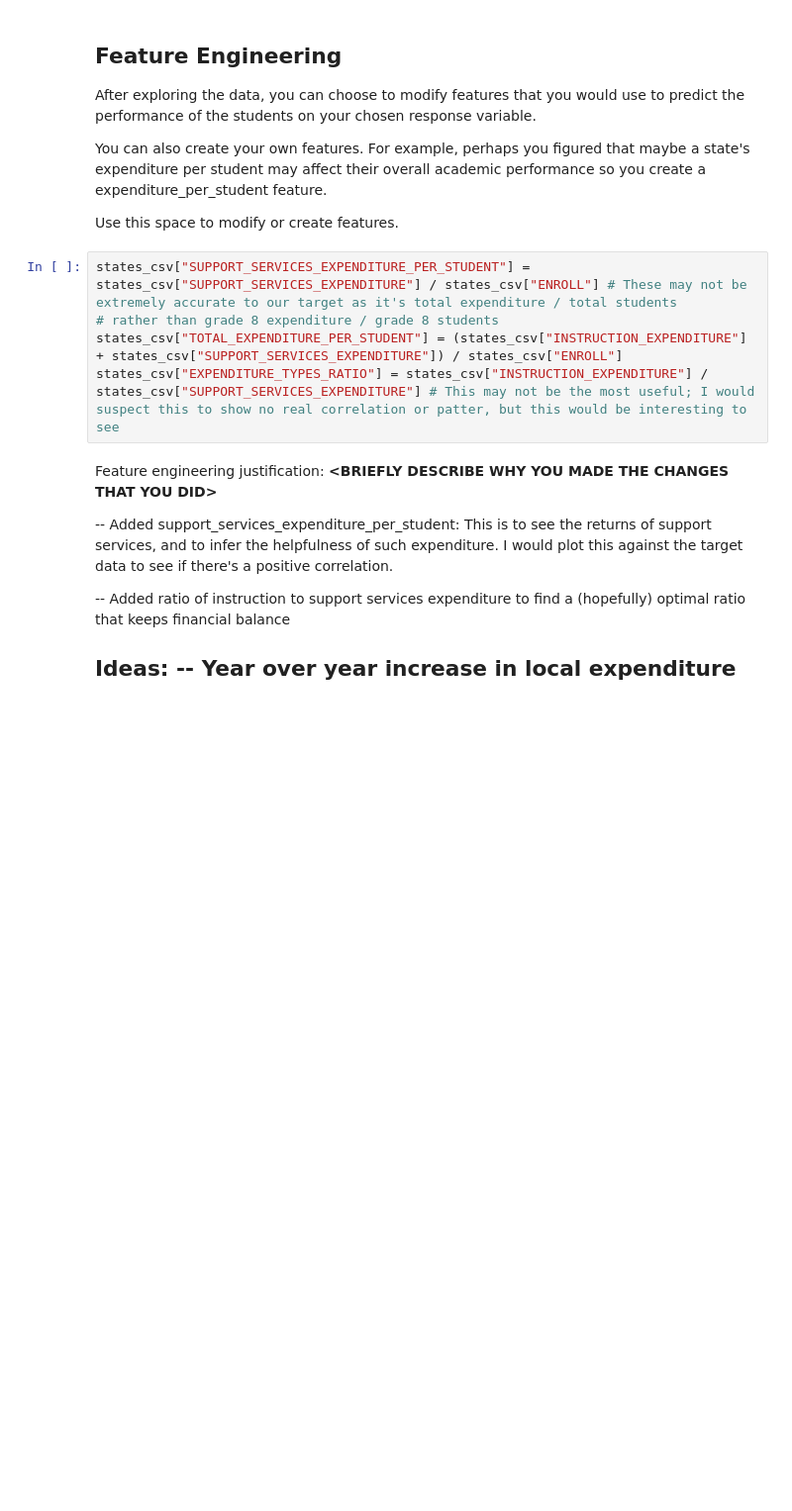
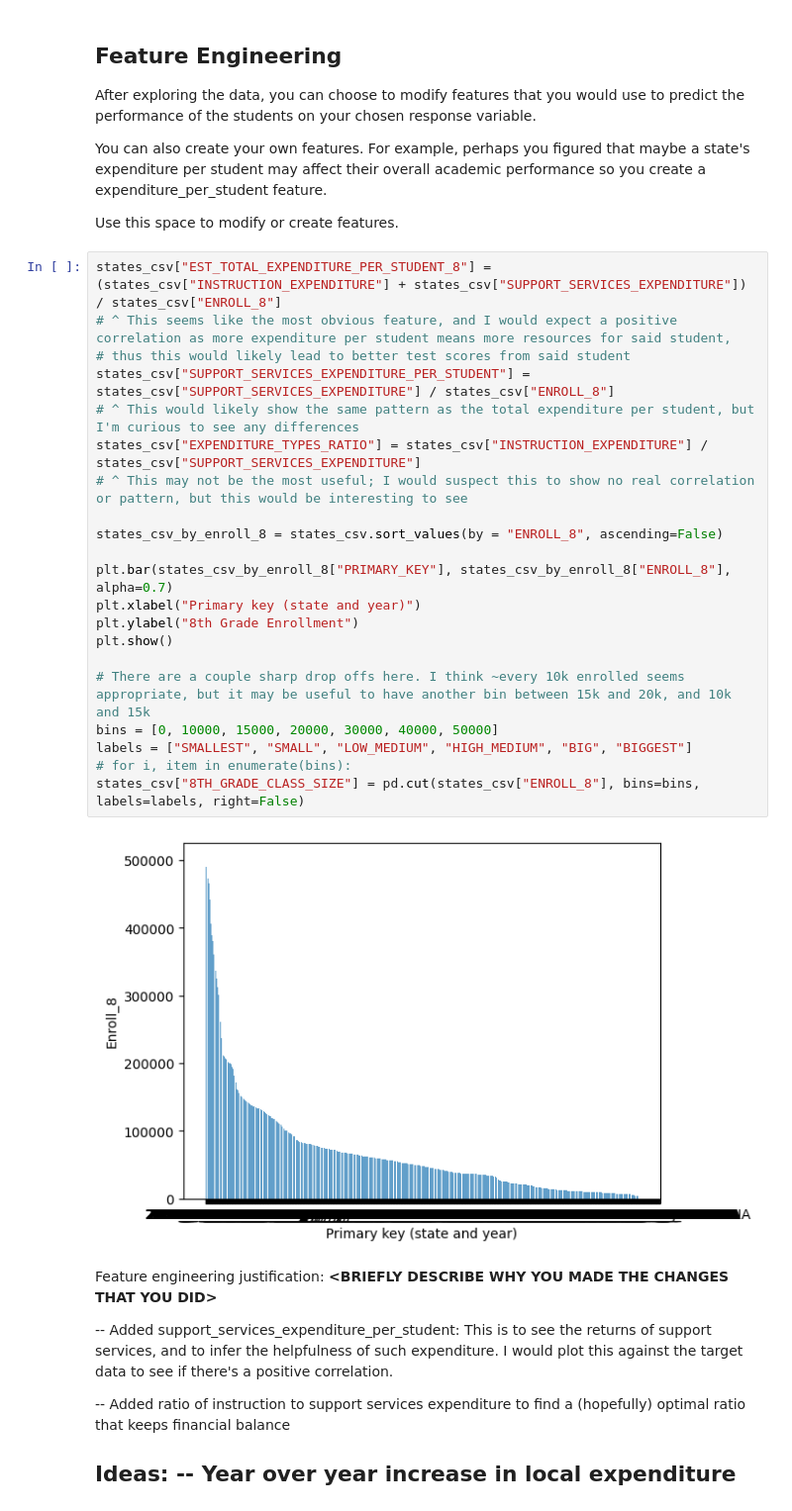
Before and after one commit to zayduzzaman/MDST_Onboarding, a Jupyter notebook: tutorial1/checkpoint1.ipynb, the cells around one changed output. Shown at 99% size. Drawn from its saved outputs; the diff is of its cells as text; blank space fills up the shorter version.

```diff
--- a/tutorial1/checkpoint1.ipynb
+++ b/tutorial1/checkpoint1.ipynb
@@ -117,11 +140,29 @@ After exploring the data, you can choose to modify features that you would use t
 You can also create your own features. For example, perhaps you figured that maybe a state's expenditure per student may affect their overall academic performance so you create a expenditure_per_student feature.
 
 Use this space to modify or create features.
-# %%
-states_csv["SUPPORT_SERVICES_EXPENDITURE_PER_STUDENT"] = states_csv["SUPPORT_SERVICES_EXPENDITURE"] / states_csv["ENROLL"] # These may not be extremely accurate to our target as it's total expenditure / total students
-# rather than grade 8 expenditure / grade 8 students
-states_csv["TOTAL_EXPENDITURE_PER_STUDENT"] = (states_csv["INSTRUCTION_EXPENDITURE"] + states_csv["SUPPORT_SERVICES_EXPENDITURE"]) / states_csv["ENROLL"]
-states_csv["EXPENDITURE_TYPES_RATIO"] = states_csv["INSTRUCTION_EXPENDITURE"] / states_csv["SUPPORT_SERVICES_EXPENDITURE"] # This may not be the most useful; I would suspect this to show no real correlation or patter, but this would be interesting to see
+# %%
+states_csv["EST_TOTAL_EXPENDITURE_PER_STUDENT_8"] = (states_csv["INSTRUCTION_EXPENDITURE"] + states_csv["SUPPORT_SERVICES_EXPENDITURE"]) / states_csv["ENROLL_8"]
+# ^ This seems like the most obvious feature, and I would expect a positive correlation as more expenditure per student means more resources for said student,
+# thus this would likely lead to better test scores from said student
+states_csv["SUPPORT_SERVICES_EXPENDITURE_PER_STUDENT"] = states_csv["SUPPORT_SERVICES_EXPENDITURE"] / states_csv["ENROLL_8"]
+# ^ This would likely show the same pattern as the total expenditure per student, but I'm curious to see any differences
+states_csv["EXPENDITURE_TYPES_RATIO"] = states_csv["INSTRUCTION_EXPENDITURE"] / states_csv["SUPPORT_SERVICES_EXPENDITURE"]
+# ^ This may not be the most useful; I would suspect this to show no real correlation or pattern, but this would be interesting to see
+
+states_csv_by_enroll_8 = states_csv.sort_values(by = "ENROLL_8", ascending=False)
+
+plt.bar(states_csv_by_enroll_8["PRIMARY_KEY"], states_csv_by_enroll_8["ENROLL_8"], alpha=0.7)
+plt.xlabel("Primary key (state and year)")
+plt.ylabel("8th Grade Enrollment")
+plt.show()
+
+# There are a couple sharp drop offs here. I think ~every 10k enrolled seems appropriate, but it may be useful to have another bin between 15k and 20k, and 10k and 15k
+bins = [0, 10000, 15000, 20000, 30000, 40000, 50000]
+labels = ["SMALLEST", "SMALL", "LOW_MEDIUM", "HIGH_MEDIUM", "BIG", "BIGGEST"]
+# for i, item in enumerate(bins):
+states_csv["8TH_GRADE_CLASS_SIZE"] = pd.cut(states_csv["ENROLL_8"], bins=bins, labels=labels, right=False)
+# %% [output]
+[figure, added]
 # %% [markdown]
 Feature engineering justification: **<BRIEFLY DESCRIBE WHY YOU MADE THE CHANGES THAT YOU DID\>**
 
```
Also changed, not shown: parts of 7 cells of this notebook.
